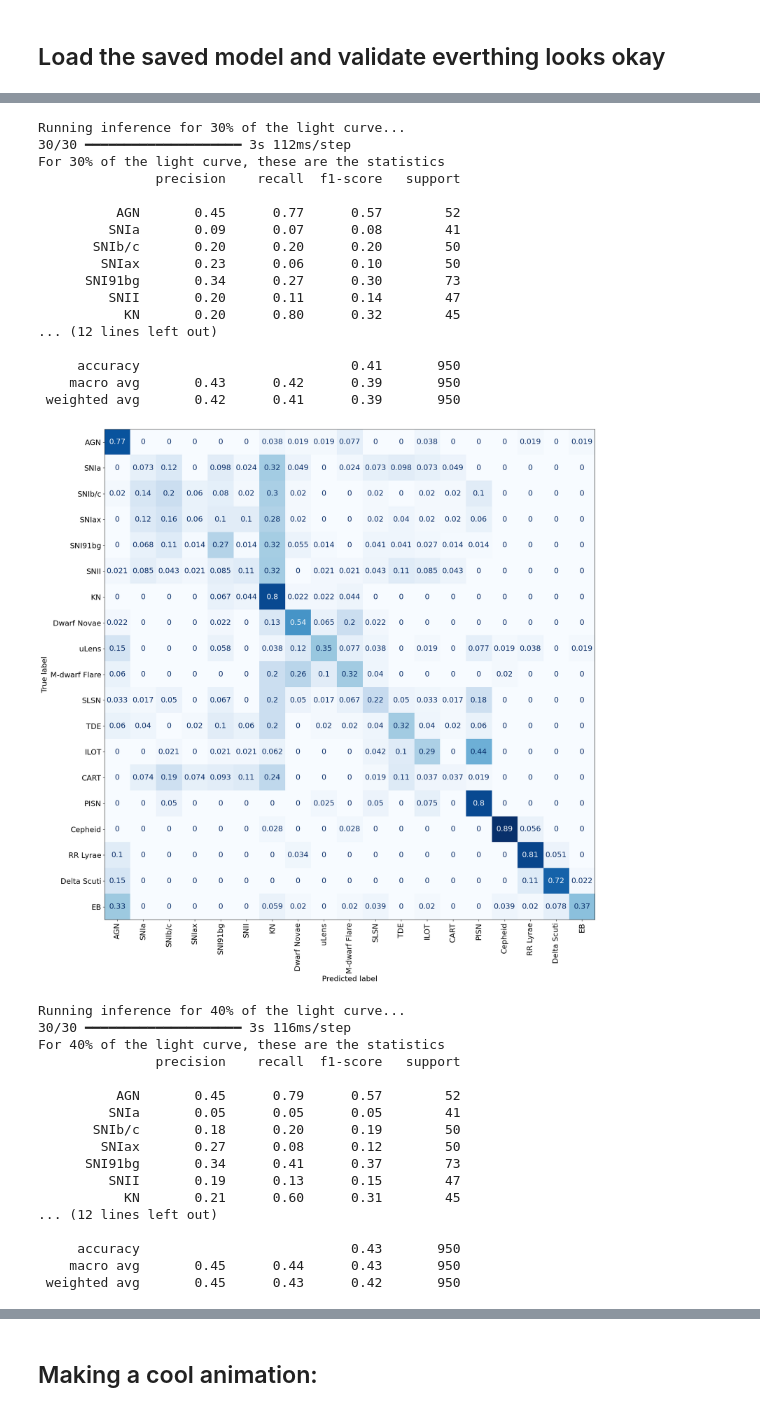
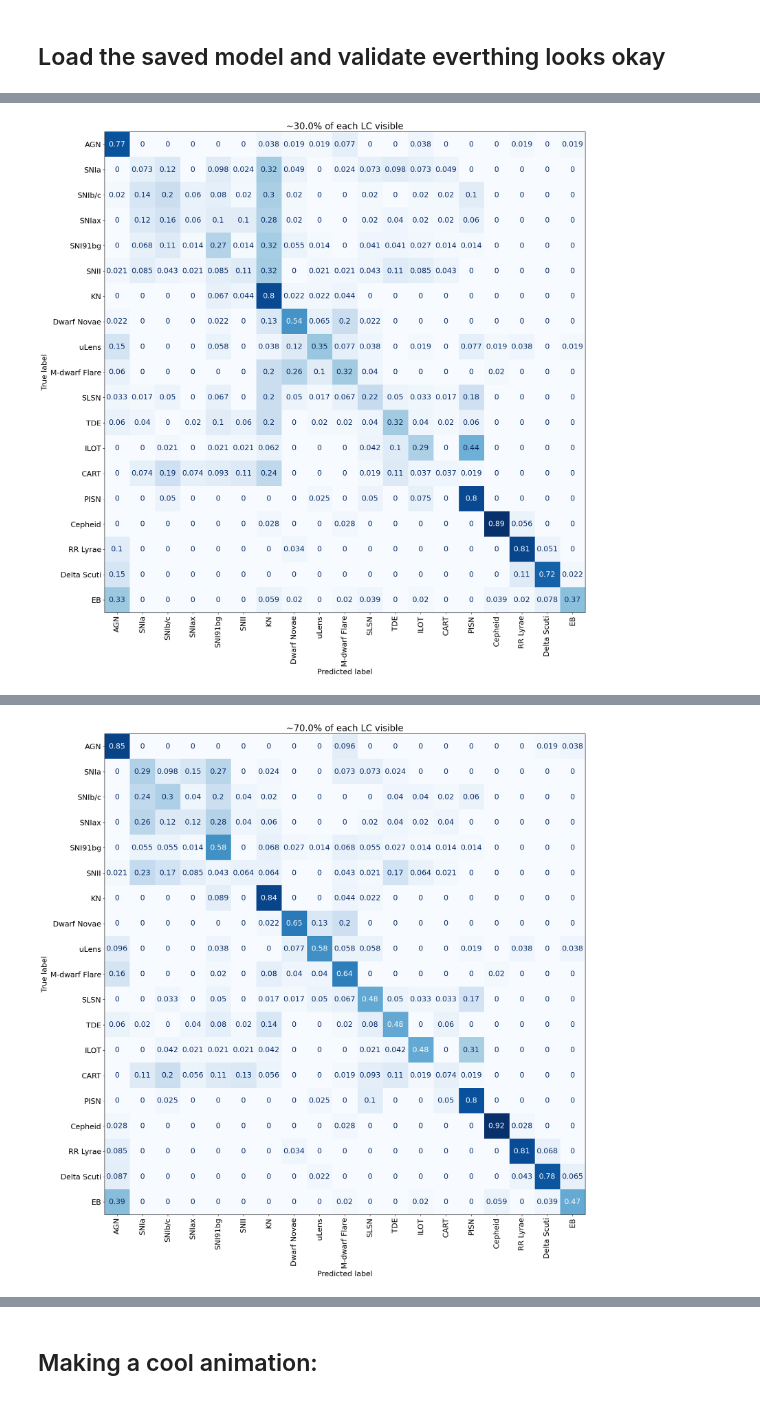
Before and after one commit to uiucsn/Astro-ORACLE, a Jupyter notebook: train_LSTM.ipynb, the cells around one changed output, grey strips where cells are left out. Cells and saved outputs as stored; diff of their text form; code cells hidden in the pictures.

```diff
--- a/train_LSTM.ipynb
+++ b/train_LSTM.ipynb
@@ -194,10 +200,9 @@ Epoch 10/10
 # %%
 model1 = keras.models.load_model(f"models/lstm.keras", compile=False)
 # %%
-
 for f in fractions:
 
-    print(f'Running inference for {int(f*100)}% of the light curve...')
+    print(f'Running inference for {int(f*100)}% light curves...')
 
     # Get all the indices for where 'f' fraction of the LC was used
     idx = np.where(lc_fraction_val == f)[0]
@@ -223,22 +228,9 @@ for f in fractions:
     print(report)
 
     # Make plots
-    font = {'size'   : 17}
-    plt.rc('font', **font)
+    leaf_labels = list(loss_object.level_order_nodes)[-19:]
+    plot_title = f"~{f * 100}% of each LC visible"
+    plot_file = f"gif/leaf_cf/{f}.png"
 
-    cm = confusion_matrix(y_true, y_pred, normalize='true')
-    disp = ConfusionMatrixDisplay(confusion_matrix=cm, display_labels=list(loss_object.level_order_nodes)[-19:])
-    disp.plot(cmap=plt.cm.Blues)
-    disp.im_.colorbar.remove()
-
-    fig = disp.figure_
-    plt.xticks(rotation=90)
-
-
-    fig.set_figwidth(18)
-    fig.set_figheight(18)
-    plt.tight_layout()
-
-    plt.savefig(f"gif/{f}.png")
-    plt.show()
+    plot_confusion_matrix(y_true, y_pred, leaf_labels, plot_title, plot_file)
 # %% [output]
@@ -281,35 +256 @@ For 20% of the light curve, these are the statistics
-Running inference for 30% of the light curve...
-30/30 ━━━━━━━━━━━━━━━━━━━━ 3s 112ms/step
-For 30% of the light curve, these are the statistics
-               precision    recall  f1-score   support
-
-          AGN       0.45      0.77      0.57        52
-         SNIa       0.09      0.07      0.08        41
-       SNIb/c       0.20      0.20      0.20        50
-        SNIax       0.23      0.06      0.10        50
-      SNI91bg       0.34      0.27      0.30        73
-         SNII       0.20      0.11      0.14        47
-           KN       0.20      0.80      0.32        45
-... (12 lines left out)
-
-     accuracy                           0.41       950
-    macro avg       0.43      0.42      0.39       950
- weighted avg       0.42      0.41      0.39       950
-[figure, old version]
+[figure, new version]
-Running inference for 40% of the light curve...
-30/30 ━━━━━━━━━━━━━━━━━━━━ 3s 116ms/step
-For 40% of the light curve, these are the statistics
-               precision    recall  f1-score   support
-
-          AGN       0.45      0.79      0.57        52
-         SNIa       0.05      0.05      0.05        41
-       SNIb/c       0.18      0.20      0.19        50
-        SNIax       0.27      0.08      0.12        50
-      SNI91bg       0.34      0.41      0.37        73
-         SNII       0.19      0.13      0.15        47
-           KN       0.21      0.60      0.31        45
-... (12 lines left out)
-
-     accuracy                           0.43       950
-    macro avg       0.45      0.44      0.43       950
- weighted avg       0.45      0.43      0.42       950
@@ -353,0 +260 @@ For 60% of the light curve, these are the statistics
+[figure, added]
```
Also changed, not shown: parts of 7 cells of this notebook, 1 other file.
